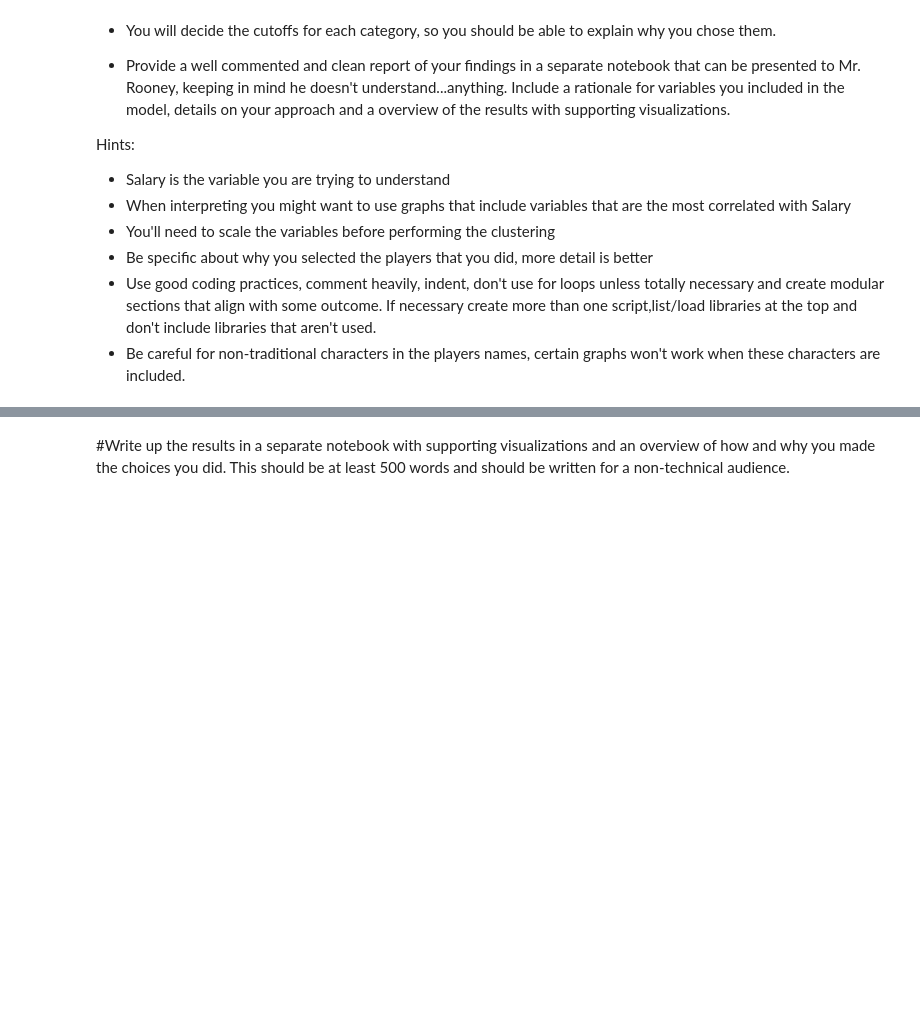
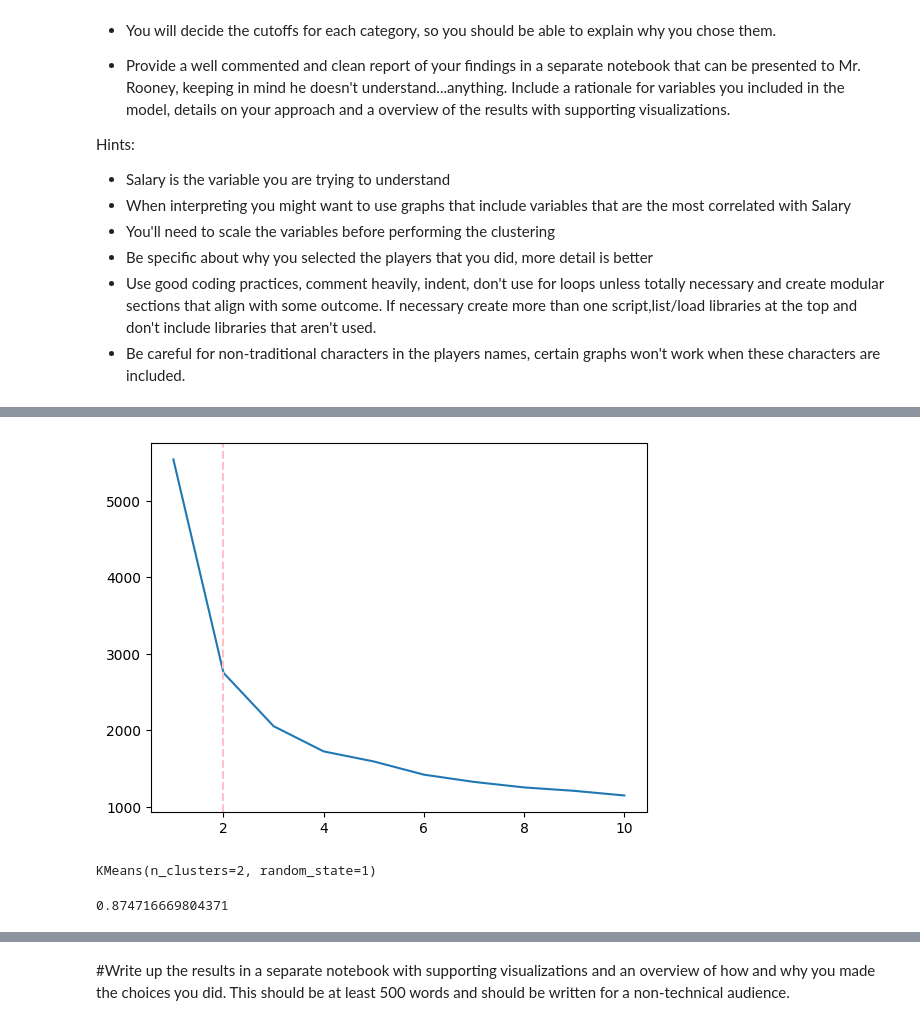
Before and after one commit to rebeccavanni/DS-3021, a Jupyter notebook: Lab-Clustering.ipynb, the cells around one changed output, grey strips where cells are left out. Cells and saved outputs as stored; diff of their text form; code cells hidden in the pictures; blank space fills up the shorter version.

```diff
--- a/Lab-Clustering.ipynb
+++ b/Lab-Clustering.ipynb
@@ -64,2 +192,16 @@ NBA_preformance = pd.read_csv("data/NBA_Perf_22.csv", encoding = "latin")
+# %%
+#Visualize the results of the elbow method
+#the best number of clusters is 2 and 4
+plt.plot(range(1, 11), wcss)
+plt.axvline(x=2, color = 'pink',linestyle='--')
+plt.show()
+# %% [output]
+[figure, added]
 # %%
 #Use the recommended number of cluster (assuming it's different) to retrain your model and visualize the results
+
+#In this case we will use 2 clusters
+kmeans = KMeans(n_clusters=2, random_state=1)
+kmeans.fit(NBA_visualization)
+# %% [output]
+KMeans(n_clusters=2, random_state=1)
@@ -69,0 +208,23 @@ NBA_preformance = pd.read_csv("data/NBA_Perf_22.csv", encoding = "latin")
+# %%
+#Once again evaluate the quality of the clustering using total variance explained and silhouette scores
+#Evaluate the quality of the clustering using total variance explained and silhouette scores
+
+#Explained Variance - this is a measure of how much of the total variance in the data is explained by the clustering
+total_sum_squares = np.sum((NBA_clustering_scaled - np.mean(NBA_clustering_scaled))**2)
+total = np.sum(total_sum_squares)
+between_SSE = (total-kmeans.inertia_)
+#The explained variance ranges from 0 to 1, with higher values indicating better clustering
+#calculated as the ratio of the between-cluster sum of squares to the total sum of squares
+Var_explained = between_SSE/total
+#relatively high variance explained
+print(Var_explained)
+
+#Silhouette Score - this is a measure of how well the clusters are separated
+#The silhouette score ranges from -1 to 1, with higher values indicating better clustering
+from sklearn.metrics import silhouette_score
+silhouette_scores = []
+for k in range(2, 11):
+    kmeans_obj = KMeans(n_clusters=k, algorithm="elkan", random_state=1).fit(NBA_clustering_scaled)
+    silhouette_scores.append(silhouette_score(NBA_clustering_scaled, kmeans_obj.labels_))
+# %% [output]
+0.874716669804371
```
Also changed, not shown: parts of 15 cells of this notebook.
